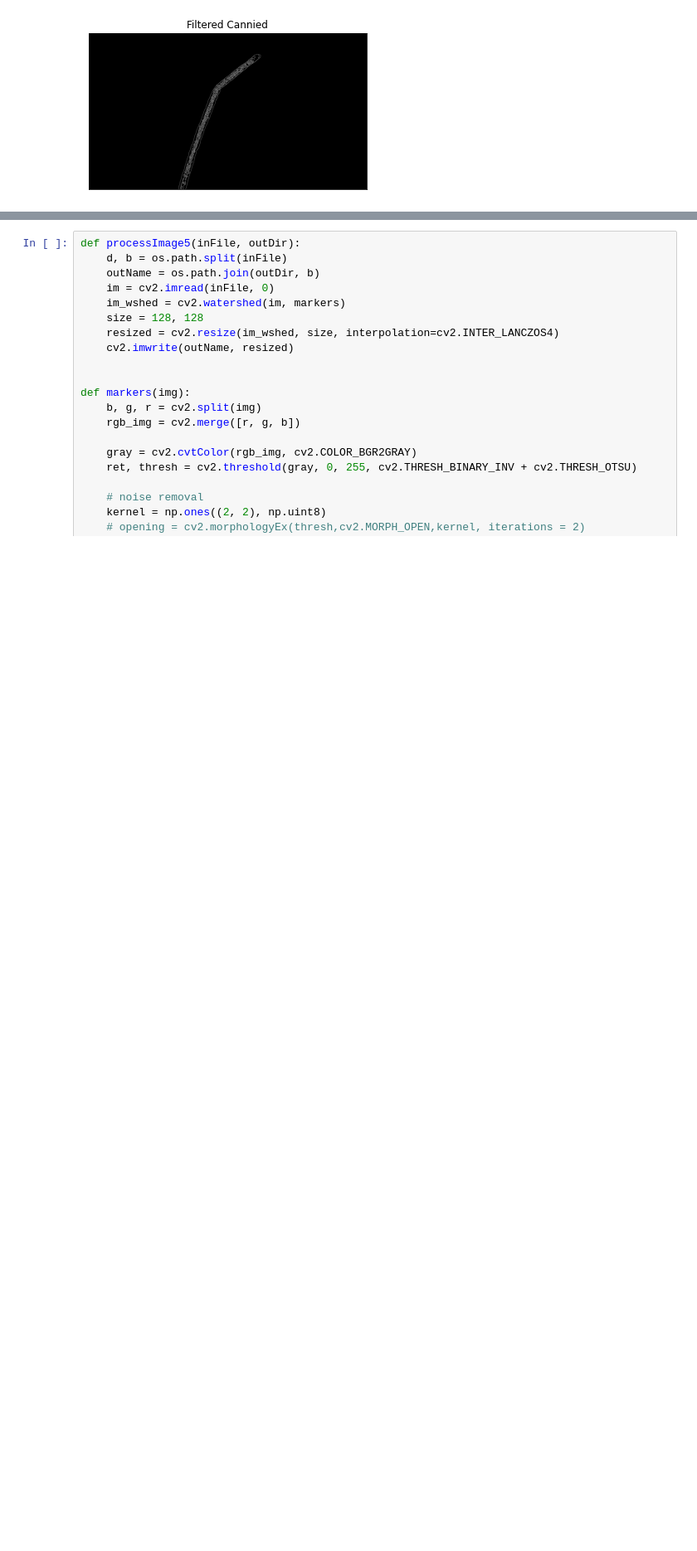
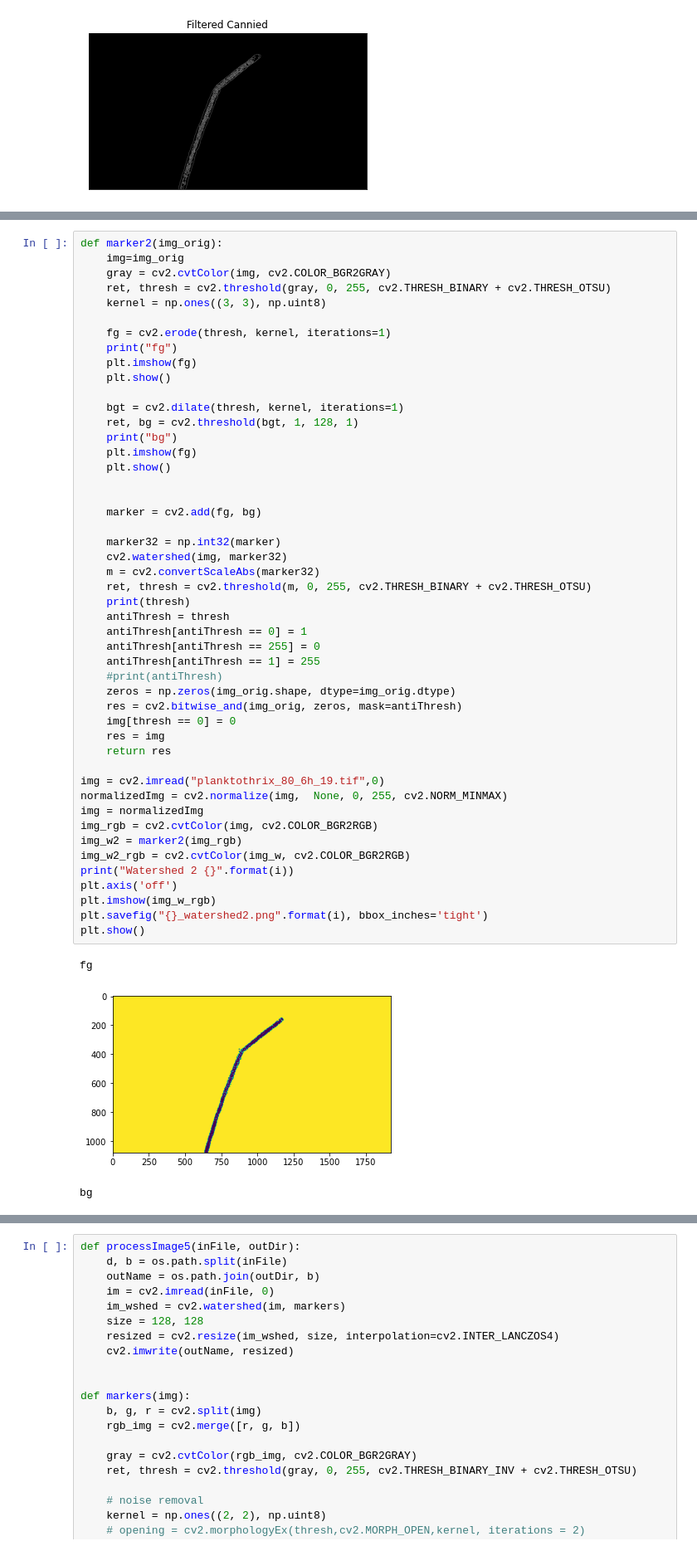
Before and after one commit to pamelaajohnston/micropics, a Jupyter notebook: micropictures.ipynb, the cells around one changed output, grey strips where cells are left out. Shown: that part at 83% size. Cells and saved outputs as stored; diff of their text form; blank space fills up the shorter version.

```diff
--- a/micropictures.ipynb
+++ b/micropictures.ipynb
@@ -123,0 +160,52 @@ plt.show()
+# %%
+def marker2(img_orig):
+    img=img_orig
+    gray = cv2.cvtColor(img, cv2.COLOR_BGR2GRAY)
+    ret, thresh = cv2.threshold(gray, 0, 255, cv2.THRESH_BINARY + cv2.THRESH_OTSU)
+    kernel = np.ones((3, 3), np.uint8)
+
+    fg = cv2.erode(thresh, kernel, iterations=1)
+    print("fg")
+    plt.imshow(fg)
+    plt.show()
+
+    bgt = cv2.dilate(thresh, kernel, iterations=1)
+    ret, bg = cv2.threshold(bgt, 1, 128, 1)
+    print("bg")
+    plt.imshow(fg)
+    plt.show()
+
+
+    marker = cv2.add(fg, bg)
+
+    marker32 = np.int32(marker)
+    cv2.watershed(img, marker32)
+    m = cv2.convertScaleAbs(marker32)
+    ret, thresh = cv2.threshold(m, 0, 255, cv2.THRESH_BINARY + cv2.THRESH_OTSU)
+    print(thresh)
+    antiThresh = thresh
+    antiThresh[antiThresh == 0] = 1
+    antiThresh[antiThresh == 255] = 0
+    antiThresh[antiThresh == 1] = 255
+    #print(antiThresh)
+    zeros = np.zeros(img_orig.shape, dtype=img_orig.dtype)
+    res = cv2.bitwise_and(img_orig, zeros, mask=antiThresh)
+    img[thresh == 0] = 0
+    res = img
+    return res
+
+img = cv2.imread("planktothrix_80_6h_19.tif",0)
+normalizedImg = cv2.normalize(img,  None, 0, 255, cv2.NORM_MINMAX)
+img = normalizedImg
+img_rgb = cv2.cvtColor(img, cv2.COLOR_BGR2RGB)
+img_w2 = marker2(img_rgb)
+img_w2_rgb = cv2.cvtColor(img_w, cv2.COLOR_BGR2RGB)
+print("Watershed 2 {}".format(i))
+plt.axis('off')
+plt.imshow(img_w_rgb)
+plt.savefig("{}_watershed2.png".format(i), bbox_inches='tight')
+plt.show()
+# %% [output]
+fg
+[figure, added]
+bg
```
Also changed, not shown: parts of 5 cells of this notebook, 1 other file.
